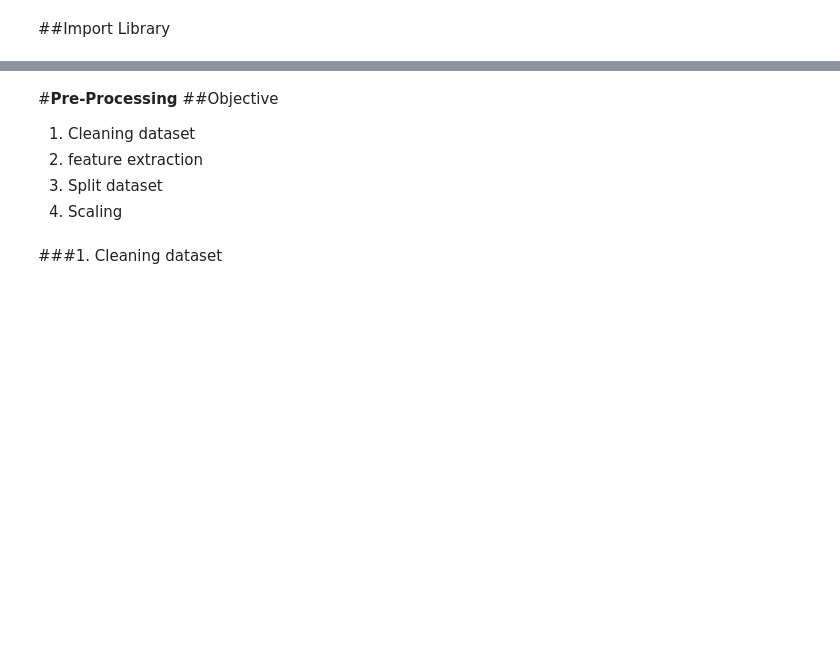
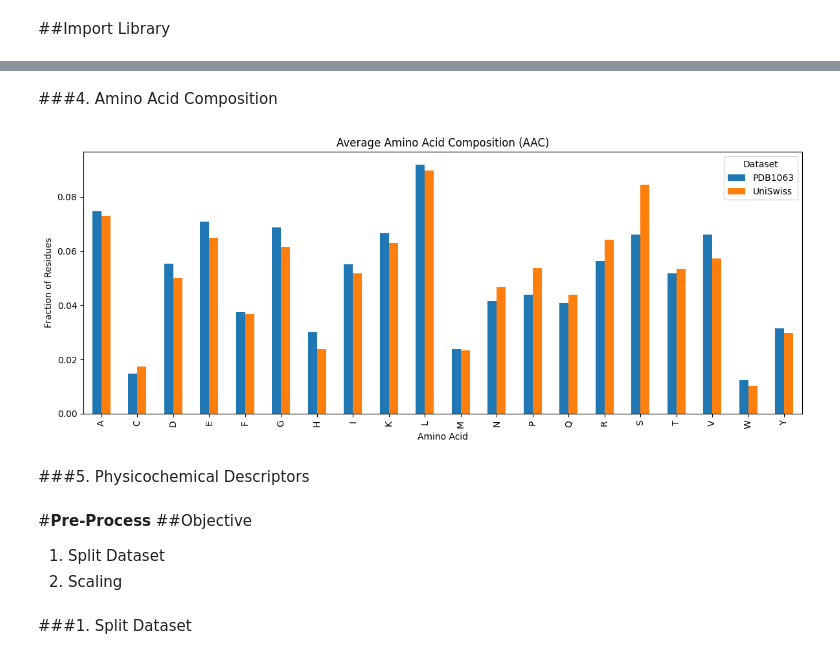
Before and after one commit to Alamsyah-WM/Predict-DNA-binding-protein-with-ML-and-DL, a Jupyter notebook: BioInformatik_UAS.ipynb, the cells around one changed output, grey strips where cells are left out. Drawn from its saved outputs; the diff is of its cells as text; code cells hidden in the pictures; blank space fills up the shorter version.

```diff
--- a/BioInformatik_UAS.ipynb
+++ b/BioInformatik_UAS.ipynb
@@ -52,0 +62,20 @@ Shape: (9762, 4)
+# %%
+# Define variable for each path
+pdb_path = "/content/PDB1063-186.csv"
+uni_path = "/content/UniSwiss.csv"
+
+# Define variable for read csv file into pandas dataframe
+pdb_df = pd.read_csv(pdb_path)
+uni_df = pd.read_csv(uni_path)
+
+# Get dataset df/dataframe
+print("PDB1063 shape:", pdb_df.shape)
+print("UniSwiss shape:", uni_df.shape)
+
+# Get dataset column name
+print("\nPDB1063 columns:", pdb_df.columns.tolist())
+print("UniSwiss columns:", uni_df.columns.tolist())
+
+# Get top 3 dataframe for each dataset
+print(pdb_df.head(3))
+print(uni_df.head(3))
@@ -126,0 +241,25 @@ Name: count, dtype: float64
+# %% [markdown]
+###4. Amino Acid Composition
+# %%
+# Function with ACC Composition method
+def asam_amino_composition(seq):
+    analysed_seq = ProteinAnalysis(seq)
+    return analysed_seq.get_amino_acids_percent()
+
+# Convert list of dicts to DataFrame, then take mean across all proteins.
+pdb_aac_mean = pd.DataFrame(pdb_df["sequence"].apply(lambda s: asam_amino_composition(s)).tolist()).mean()
+uni_aac_mean = pd.DataFrame(uni_df["sequence"].apply(lambda s: asam_amino_composition(s)).tolist()).mean()
+
+# Visualize chart for both dataset.
+aac_df = pd.DataFrame({"PDB1063": pdb_aac_mean, "UniSwiss": uni_aac_mean})
+aac_df.plot(kind="bar", figsize=(12, 5))
+plt.title("Average Amino Acid Composition (AAC)")
+plt.ylabel("Fraction of Residues")
+plt.xlabel("Amino Acid")
+plt.legend(title="Dataset")
+plt.tight_layout()
+plt.show()
+# %% [output]
+[figure, added]
+# %% [markdown]
+###5. Physicochemical Descriptors
@@ -127,9 +283,7 @@ Name: count, dtype: float64
 # %% [markdown]
-#**Pre-Processing**
+#**Pre-Process**
 ##Objective
-1. Cleaning dataset
-2. feature extraction
-3. Split dataset
-4. Scaling
+1. Split Dataset
+2. Scaling
 # %% [markdown]
-###1. Cleaning dataset
+###1. Split Dataset
```
Also changed, not shown: parts of 18 cells of this notebook.
